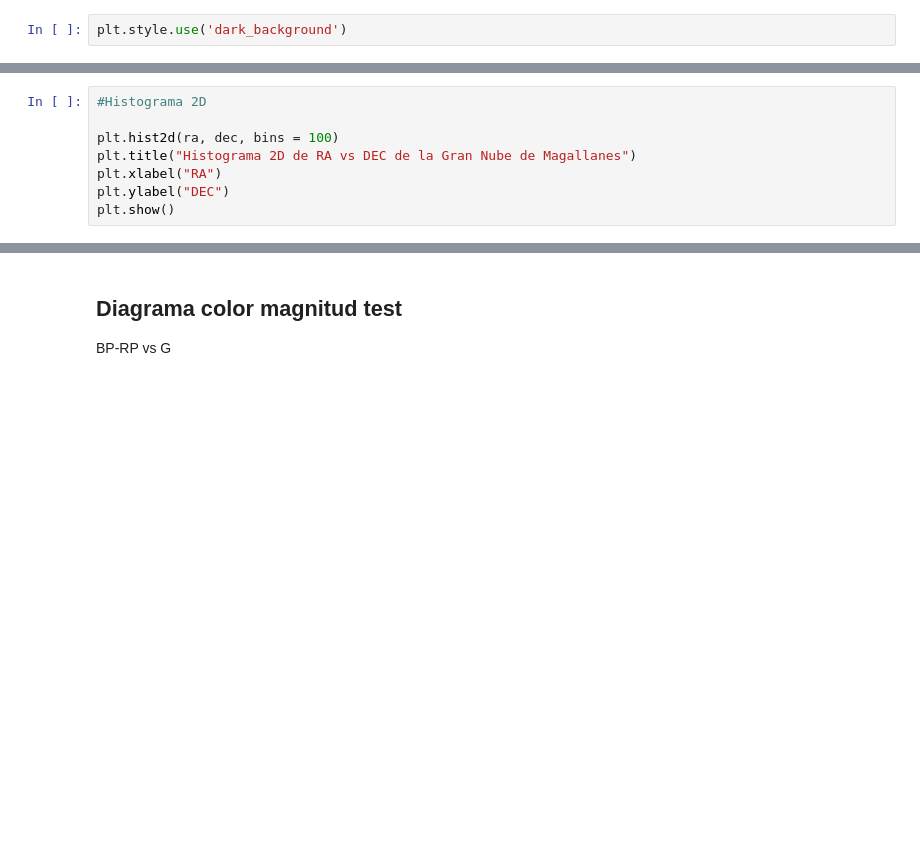
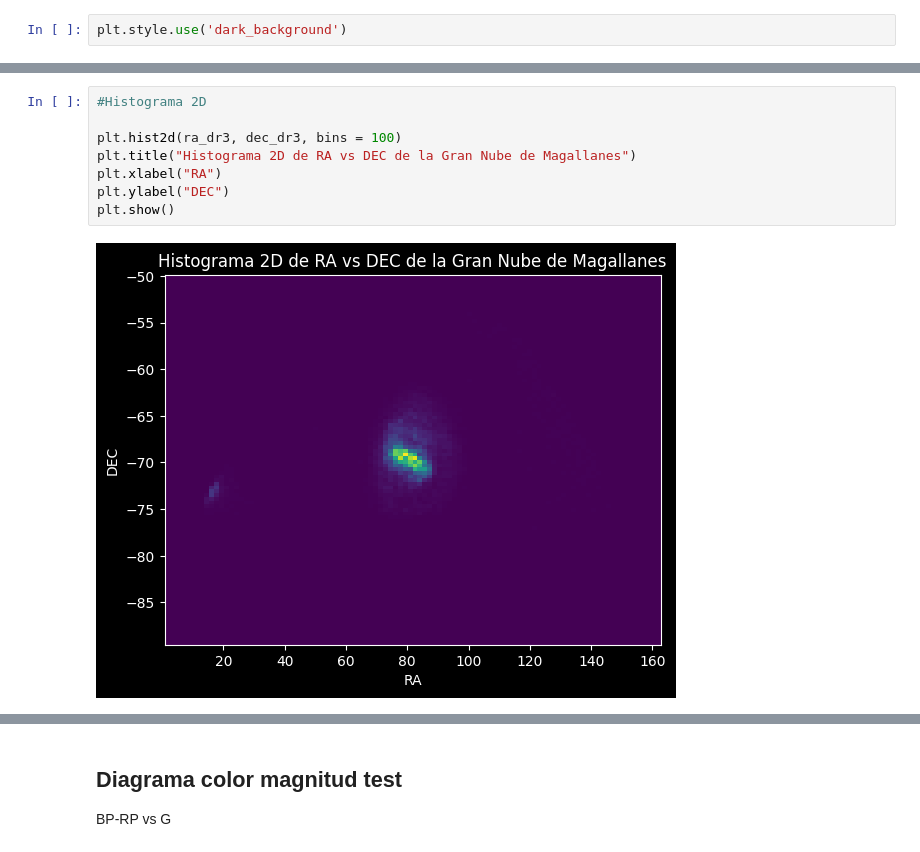
Before and after one commit to estebansanchezmunoz/Proyecto-Base-de-datos, a Jupyter notebook: project_gaia_db.ipynb, the cells around one changed output, grey strips where cells are left out. Drawn from its saved outputs; the diff is of its cells as text; blank space fills up the shorter version.

```diff
--- a/project_gaia_db.ipynb
+++ b/project_gaia_db.ipynb
@@ -245,11 +508,13 @@ plt.show()
 # %%
 #Histograma 2D
 
-plt.hist2d(ra, dec, bins = 100)
+plt.hist2d(ra_dr3, dec_dr3, bins = 100)
 plt.title("Histograma 2D de RA vs DEC de la Gran Nube de Magallanes")
 plt.xlabel("RA")
 plt.ylabel("DEC")
 plt.show()
+# %% [output]
+[figure, added]
 # %%
 #Histograma 2D (movimientos propios)
 
```
Also changed, not shown: parts of 38 cells of this notebook.
